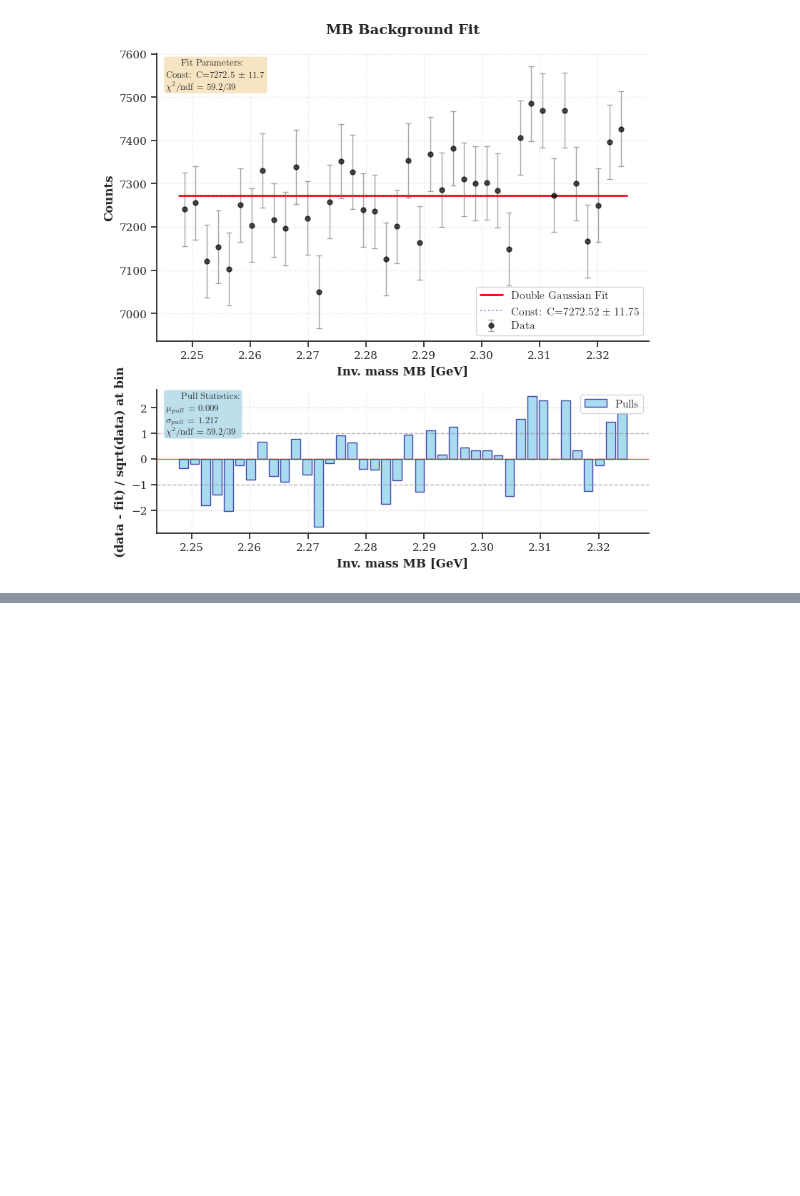
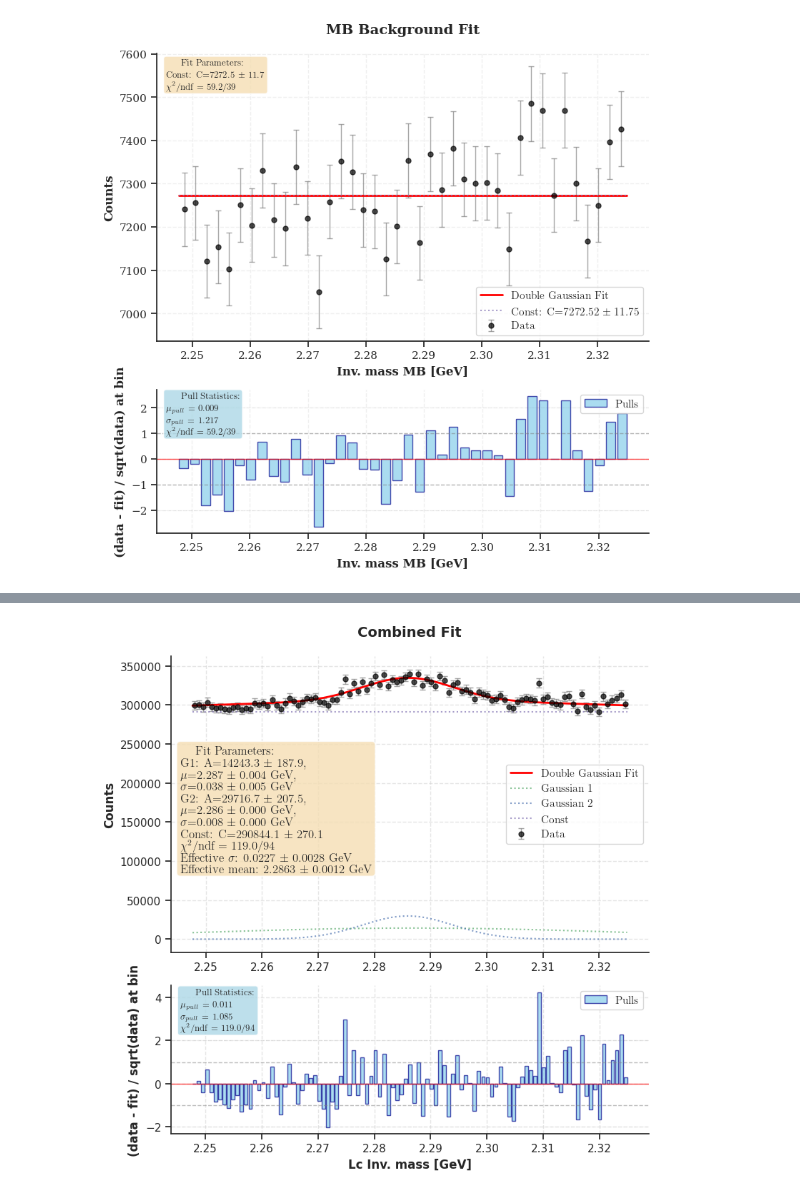
Before and after one commit to ArtSmirnovCH/SPD-Lc-pKpi-27, a Jupyter notebook: analysis_notebooks/supporting analysis/fits.ipynb, the cells around one changed output, grey strips where cells are left out. Cells and saved outputs as stored; diff of their text form; code cells hidden in the pictures; blank space fills up the shorter version.

```diff
--- a/analysis_notebooks/supporting analysis/fits.ipynb
+++ b/analysis_notebooks/supporting analysis/fits.ipynb
@@ -895,0 +949,71 @@ Constant: C = 7272.5194 +- 11.7492
+# %%
+distr_name='total_mass'
+
+methods = ['Nelder-Mead', 'Powell', 'CG', 'BFGS', 'Newton-CG', 'L-BFGS-B',
+           'TNC', 'COBYLA', 'COBYQA', 'SLSQP', 'trust-constr', 'dogleg',
+           'trust-ncg', 'trust-exact', 'trust-krylov']
+
+min_loss = 1e6
+best_method = None
+
+for method in methods:
+
+    print(f'Method: {method}')
+
+    if method in ('SLSQP'):
+        print(f'Skip method: {method}')
+        continue
+
+    with redirect_stdout(io.StringIO()), redirect_stderr(io.StringIO()):
+        try:
+            fit_res = fit_distr_double_gauss_alternative_input(
+                counts=total_heights,
+                errors=total_heights_errors,
+                bin_centers=bin_centers,
+                bin_edges=bin_edges,
+                title=distr_name,
+                x_label=distr_name + ' [cm]',
+                optimize_method=method,
+                plot=False,
+                max_iter=1000,
+                scaler=1,
+                unit_name='GeV'
+            )
+        except:
+            print(f'Skip method: {method}')
+            continue
+
+    result = fit_res['result']
+
+    if result['success'] and result['fun'] < min_loss:
+        print('*'*100)
+        print(f'New best method: {method}, success: {result['success']}')
+        print('*'*100)
+        best_method = method
+        min_loss = result['fun']
+
+print('*' * 80)
+print('*' * 80)
+print('*' * 80)
+print(f'{best_method=}')
+
+if best_method is None:
+    raise ValueError('No successful fit')
+
+result = fit_distr_double_gauss_alternative_input(
+    counts=total_heights,
+    errors=total_heights_errors,
+    bin_centers=bin_centers,
+    bin_edges=bin_edges,
+    title='Combined Fit',
+    x_label='Lc Inv. mass [GeV]',
+    optimize_method=best_method,
+    plot=True,
+    max_iter=1000,
+    scaler=1,
+    unit_name='GeV',
+    log_y=False,
+)
+
+plt.savefig(f'/home/ome123/Рабочий стол/SPD/SPD_Lc_pKpi_27/plots/combined_fit_ML.pdf')
+# %% [output]
@@ -895,0 +1037 @@ Constant: C = 7272.5194 +- 11.7492
+[figure, added]
```
Also changed, not shown: parts of 26 cells of this notebook, 29 other files.
